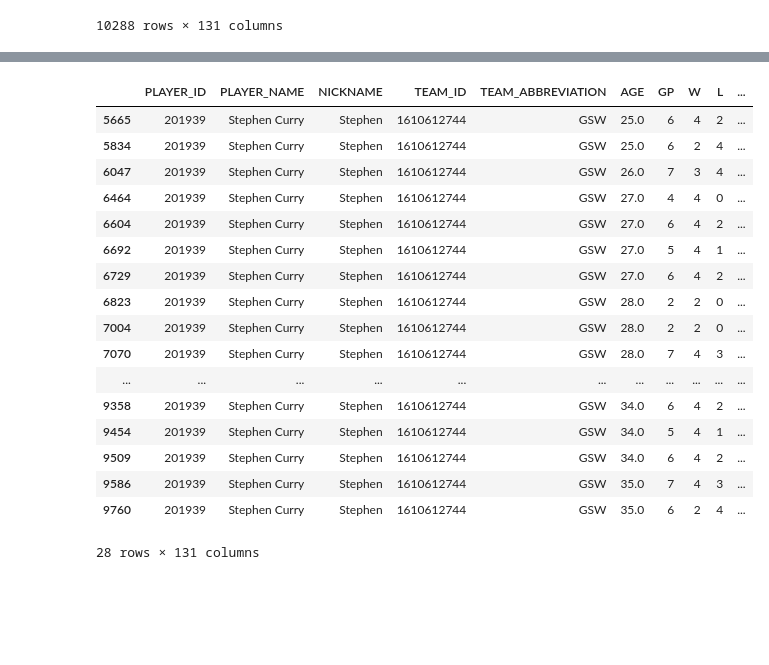
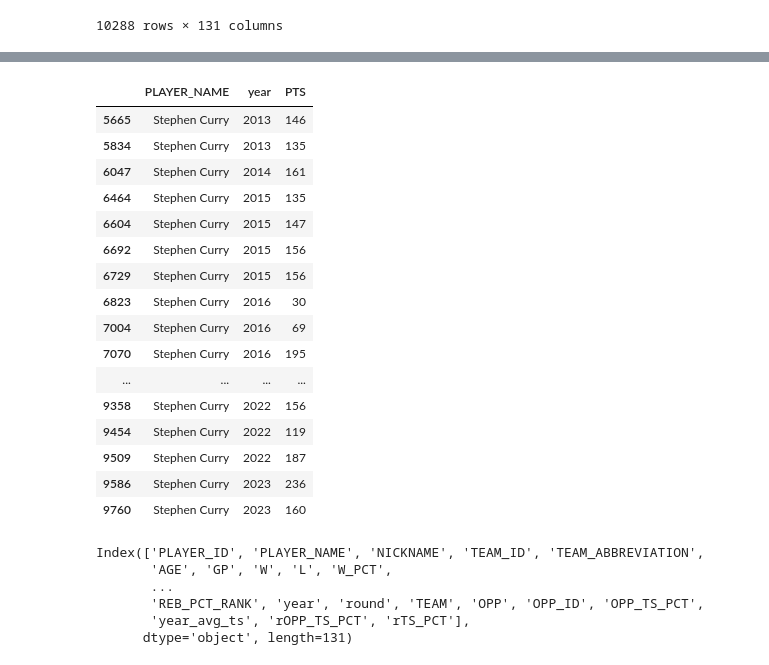
Before and after one commit to gabriel1200/nba_rapm, a Jupyter notebook: playoff_series.ipynb, the cells around one changed output, grey strips where cells are left out. Drawn from its saved outputs; the diff is of its cells as text; code cells hidden in the pictures; blank space fills up the shorter version.

```diff
--- a/playoff_series.ipynb
+++ b/playoff_series.ipynb
@@ -112,7 +112,7 @@ avg['year'] = avg['Season'].str.split('-',expand=True)[0].astype(int)+1
 avg=avg[['year','TS%']]
 avg.columns=['year','year_avg_ts']
 
-ff=ff.merge(avg,on='year',how='left')
+ff=ff.merge(avg,on='year')
 ff.rename(columns={'TEAM_ID':'OPP_ID'},inplace=True)
 ff['OPP_ID']=ff['OPP_ID'].astype(str)
 ff.drop_duplicates(subset=['year','OPP_ID'],inplace=True)
@@ -163,23 +178,31 @@ final_frame
 # %%
 final_frame.to_csv('playoff_series.csv',index=False)
 # %%
-final_frame[final_frame.PLAYER_NAME=='Stephen Curry']
+final_frame[final_frame.PLAYER_NAME=='Stephen Curry'][['PLAYER_NAME','year','PTS']]
 # %% [output]
-|  | PLAYER_ID | PLAYER_NAME | NICKNAME | TEAM_ID | TEAM_ABBREVIATION | AGE | GP | W | L | ... |
-| 5665 | 201939 | Stephen Curry | Stephen | 1610612744 | GSW | 25.0 | 6 | 4 | 2 | ... |
-| 5834 | 201939 | Stephen Curry | Stephen | 1610612744 | GSW | 25.0 | 6 | 2 | 4 | ... |
-| 6047 | 201939 | Stephen Curry | Stephen | 1610612744 | GSW | 26.0 | 7 | 3 | 4 | ... |
-| 6464 | 201939 | Stephen Curry | Stephen | 1610612744 | GSW | 27.0 | 4 | 4 | 0 | ... |
-| 6604 | 201939 | Stephen Curry | Stephen | 1610612744 | GSW | 27.0 | 6 | 4 | 2 | ... |
-| 6692 | 201939 | Stephen Curry | Stephen | 1610612744 | GSW | 27.0 | 5 | 4 | 1 | ... |
-| 6729 | 201939 | Stephen Curry | Stephen | 1610612744 | GSW | 27.0 | 6 | 4 | 2 | ... |
-| 6823 | 201939 | Stephen Curry | Stephen | 1610612744 | GSW | 28.0 | 2 | 2 | 0 | ... |
-| 7004 | 201939 | Stephen Curry | Stephen | 1610612744 | GSW | 28.0 | 2 | 2 | 0 | ... |
-| 7070 | 201939 | Stephen Curry | Stephen | 1610612744 | GSW | 28.0 | 7 | 4 | 3 | ... |
-| ... | ... | ... | ... | ... | ... | ... | ... | ... | ... | ... |
-| 9358 | 201939 | Stephen Curry | Stephen | 1610612744 | GSW | 34.0 | 6 | 4 | 2 | ... |
-| 9454 | 201939 | Stephen Curry | Stephen | 1610612744 | GSW | 34.0 | 5 | 4 | 1 | ... |
-| 9509 | 201939 | Stephen Curry | Stephen | 1610612744 | GSW | 34.0 | 6 | 4 | 2 | ... |
-| 9586 | 201939 | Stephen Curry | Stephen | 1610612744 | GSW | 35.0 | 7 | 4 | 3 | ... |
-| 9760 | 201939 | Stephen Curry | Stephen | 1610612744 | GSW | 35.0 | 6 | 2 | 4 | ... |
+|  | PLAYER_NAME | year | PTS |
+| 5665 | Stephen Curry | 2013 | 146 |
+| 5834 | Stephen Curry | 2013 | 135 |
+| 6047 | Stephen Curry | 2014 | 161 |
+| 6464 | Stephen Curry | 2015 | 135 |
+| 6604 | Stephen Curry | 2015 | 147 |
+| 6692 | Stephen Curry | 2015 | 156 |
+| 6729 | Stephen Curry | 2015 | 156 |
+| 6823 | Stephen Curry | 2016 | 30 |
+| 7004 | Stephen Curry | 2016 | 69 |
+| 7070 | Stephen Curry | 2016 | 195 |
+| ... | ... | ... | ... |
+| 9358 | Stephen Curry | 2022 | 156 |
+| 9454 | Stephen Curry | 2022 | 119 |
+| 9509 | Stephen Curry | 2022 | 187 |
+| 9586 | Stephen Curry | 2023 | 236 |
+| 9760 | Stephen Curry | 2023 | 160 |
-28 rows × 131 columns
+# %%
+final_frame.columns
+# %% [output]
+Index(['PLAYER_ID', 'PLAYER_NAME', 'NICKNAME', 'TEAM_ID', 'TEAM_ABBREVIATION',
+       'AGE', 'GP', 'W', 'L', 'W_PCT',
+       ...
+       'REB_PCT_RANK', 'year', 'round', 'TEAM', 'OPP', 'OPP_ID', 'OPP_TS_PCT',
+       'year_avg_ts', 'rOPP_TS_PCT', 'rTS_PCT'],
+      dtype='object', length=131)
```
Also changed, not shown: parts of 2 cells of this notebook, 53 other files.
